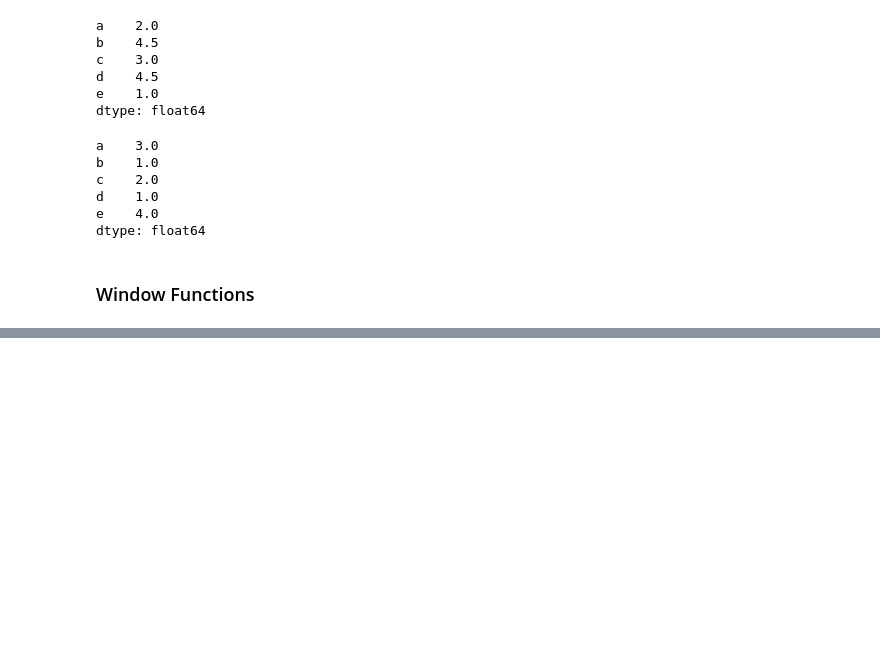
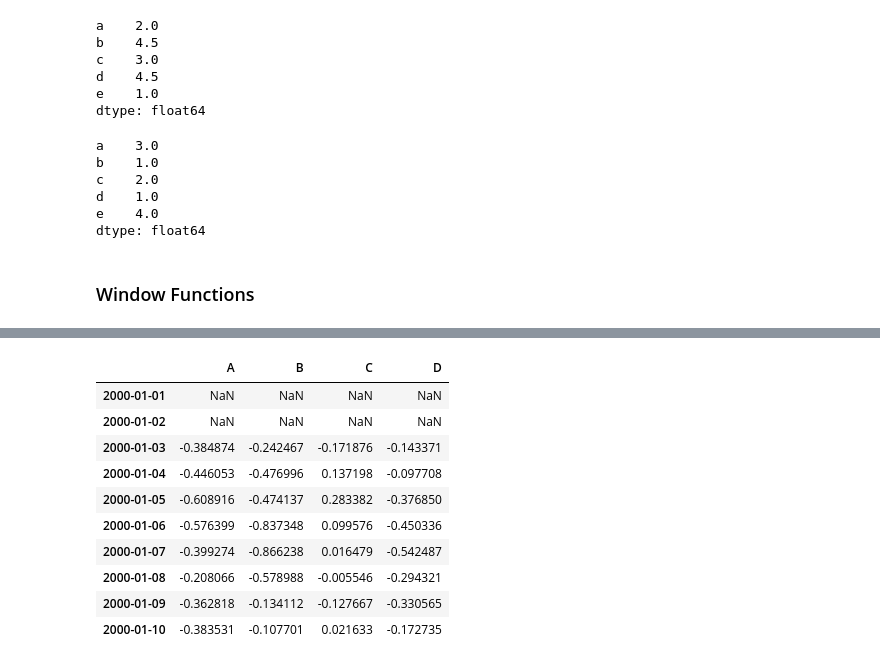
Before and after one commit to karenacorn99/data-science-cheatcheets, a Jupyter notebook: pandas.ipynb, the cells around one changed output, grey strips where cells are left out. Saved outputs shown, nothing was run; the diff lists cells and outputs as text; code cells hidden in the pictures; blank space fills up the shorter version.

```diff
--- a/pandas.ipynb
+++ b/pandas.ipynb
@@ -1312,0 +1345,15 @@ dtype: float64
+# %%
+# expanding(): statistic with all the data up to that point
+df.expanding(min_periods=3).mean()
+# %% [output]
+|  | A | B | C | D |
+| 2000-01-01 | NaN | NaN | NaN | NaN |
+| 2000-01-02 | NaN | NaN | NaN | NaN |
+| 2000-01-03 | -0.384874 | -0.242467 | -0.171876 | -0.143371 |
+| 2000-01-04 | -0.446053 | -0.476996 | 0.137198 | -0.097708 |
+| 2000-01-05 | -0.608916 | -0.474137 | 0.283382 | -0.376850 |
+| 2000-01-06 | -0.576399 | -0.837348 | 0.099576 | -0.450336 |
+| 2000-01-07 | -0.399274 | -0.866238 | 0.016479 | -0.542487 |
+| 2000-01-08 | -0.208066 | -0.578988 | -0.005546 | -0.294321 |
+| 2000-01-09 | -0.362818 | -0.134112 | -0.127667 | -0.330565 |
+| 2000-01-10 | -0.383531 | -0.107701 | 0.021633 | -0.172735 |
```
Also changed, not shown: parts of 20 cells of this notebook.
